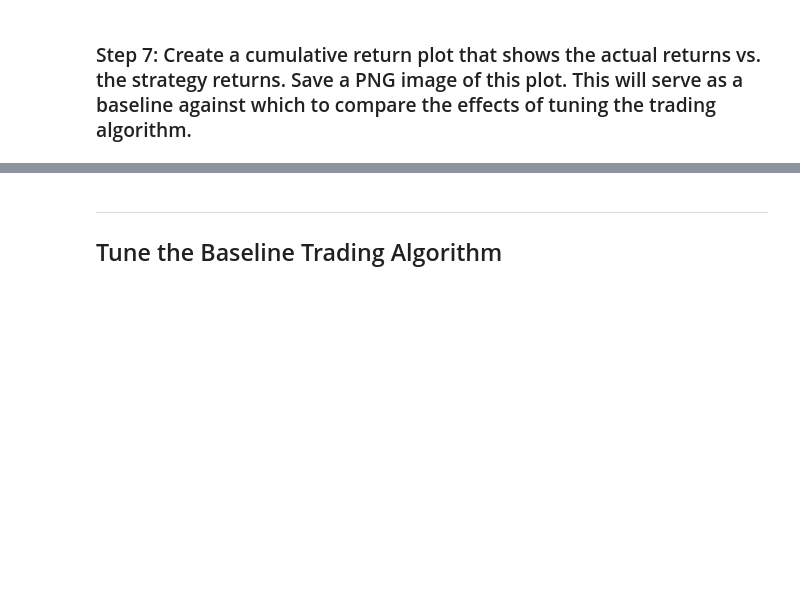
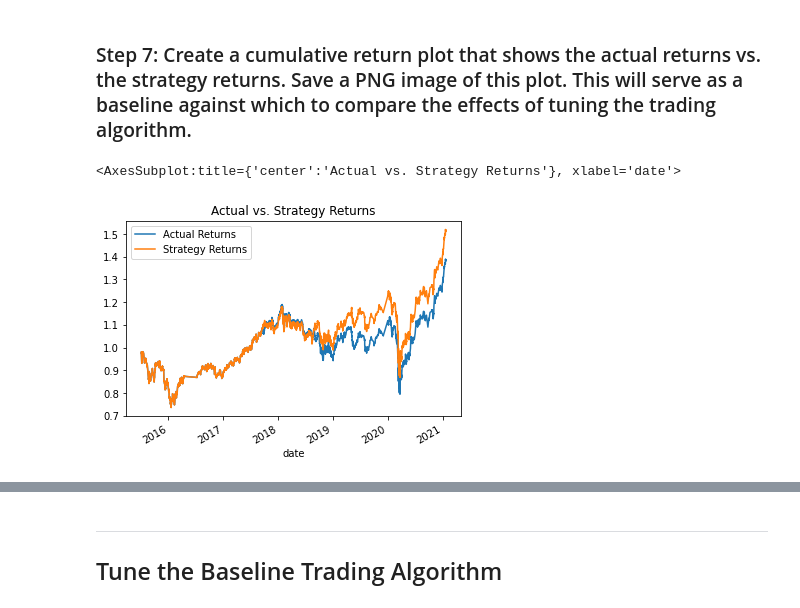
Before and after one commit to sfkonrad/M14_Challenge_Submission, a Jupyter notebook: M14_Challenge_Submission/M14v0.2_Challenge_KonradK_machine_learning_trading_bot.ipynb, the cells around one changed output, grey strips where cells are left out. Cells and saved outputs as stored; diff of their text form; code cells hidden in the pictures; blank space fills up the shorter version.

```diff
--- a/M14_Challenge_Submission/M14v0.2_Challenge_KonradK_machine_learning_trading_bot.ipynb
+++ b/M14_Challenge_Submission/M14v0.2_Challenge_KonradK_machine_learning_trading_bot.ipynb
@@ -369,6 +369,12 @@ display(predictions_df.tail(100))
 | 2021-01-22 15:45:00 | 1.0 | -0.000896 | -0.000896 |
 # %% [markdown]
 ### Step 7: Create a cumulative return plot that shows the actual returns vs. the strategy returns. Save a PNG image of this plot. This will serve as a baseline against which to compare the effects of tuning the trading algorithm.
+# %%
+# Plot the actual returns versus the strategy returns
+(1 + predictions_df[["Actual Returns", "Strategy Returns"]]).cumprod().plot(title="Actual vs. Strategy Returns")
+# %% [output]
+<AxesSubplot:title={'center':'Actual vs. Strategy Returns'}, xlabel='date'>
+[figure, added]
 # %%
 # Plot the actual returns versus the strategy returns
 (1 + predictions_df[["Actual Returns", "Strategy Returns"]]).cumprod().hvplot(title="Actual vs. Strategy Returns", x="date")
```
Also changed, not shown: parts of 7 cells of this notebook.
